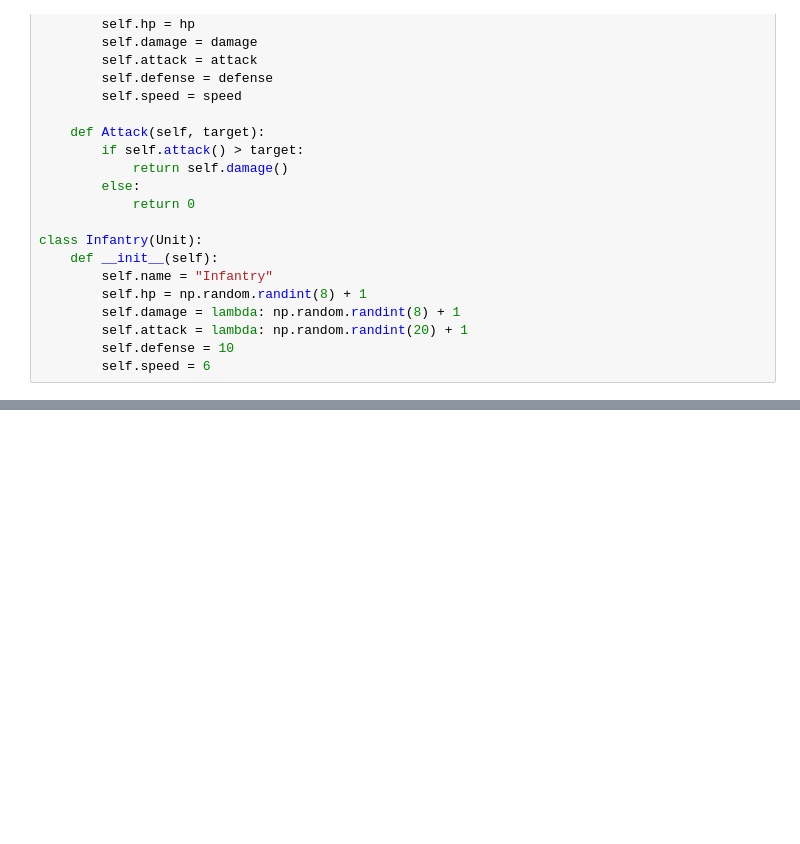
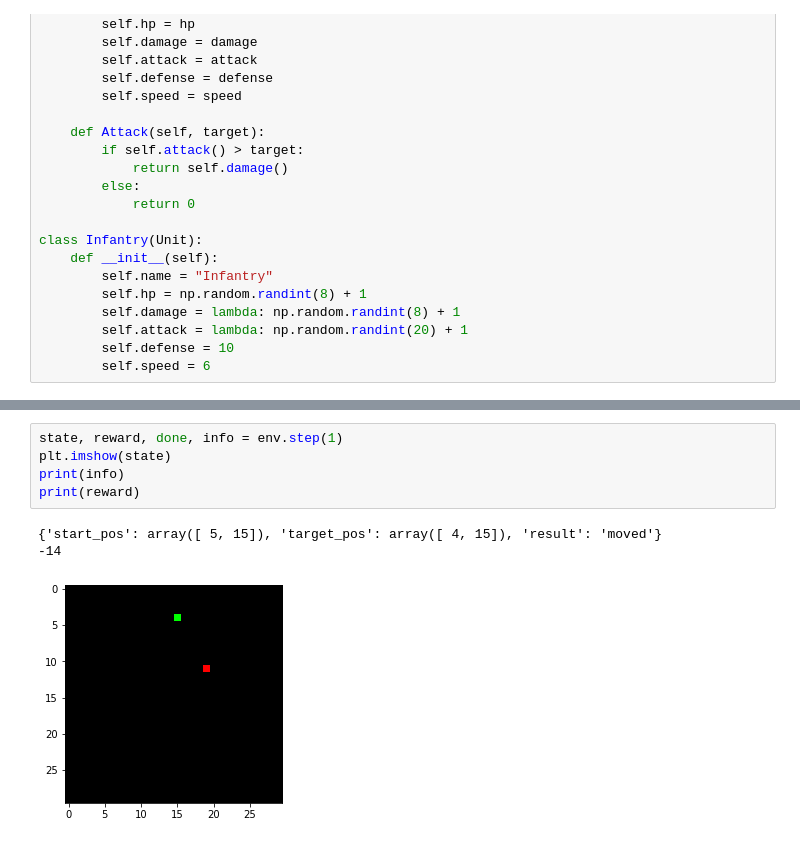
Before and after one commit to rdkbrady/dnd_ai, a Jupyter notebook: fantasy.ipynb, the cells around one changed output, grey strips where cells are left out. Saved outputs shown, nothing was run; the diff lists cells and outputs as text; blank space fills up the shorter version.

```diff
--- a/fantasy.ipynb
+++ b/fantasy.ipynb
@@ -107,0 +197,9 @@ np.append?
+# %%
+state, reward, done, info = env.step(1)
+plt.imshow(state)
+print(info)
+print(reward)
+# %% [output]
+{'start_pos': array([ 5, 15]), 'target_pos': array([ 4, 15]), 'result': 'moved'}
+-14
+[figure, added]
```
Also changed, not shown: parts of 17 cells of this notebook, 4 other files.
